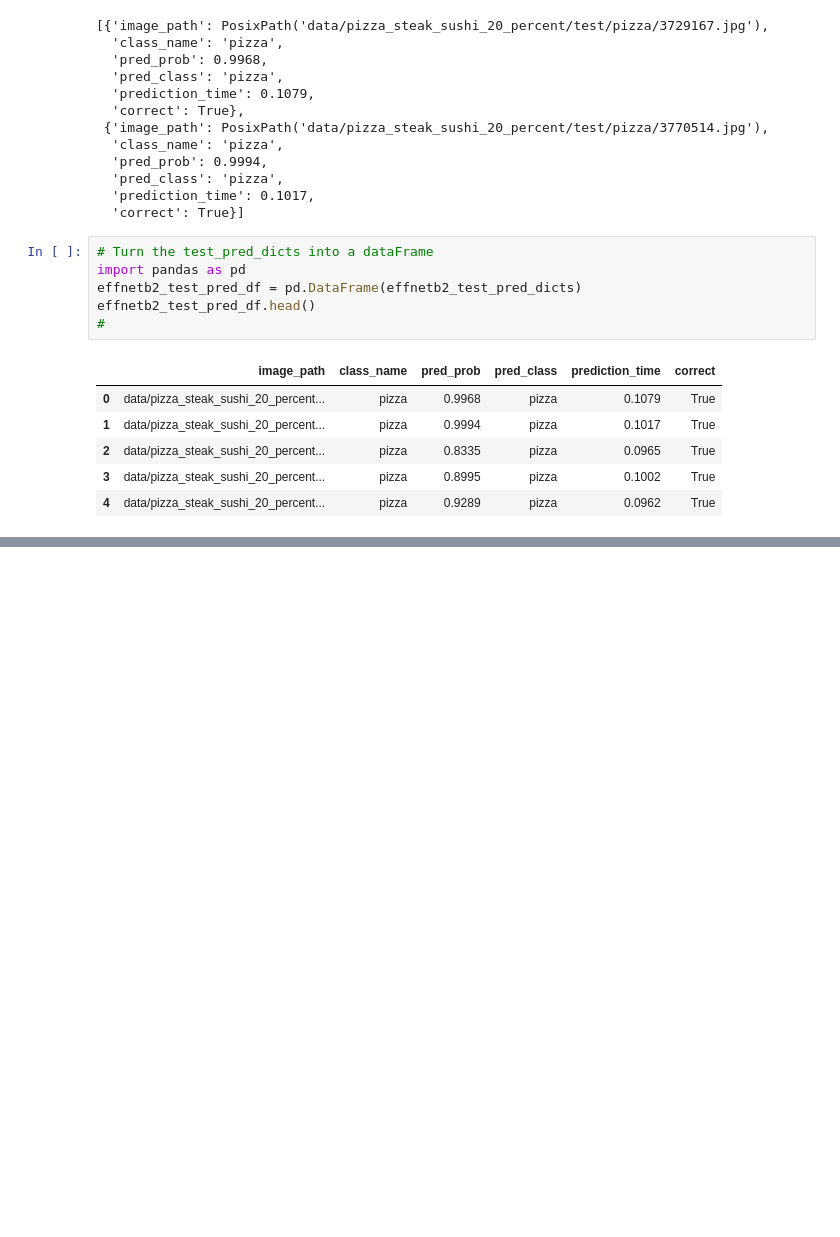
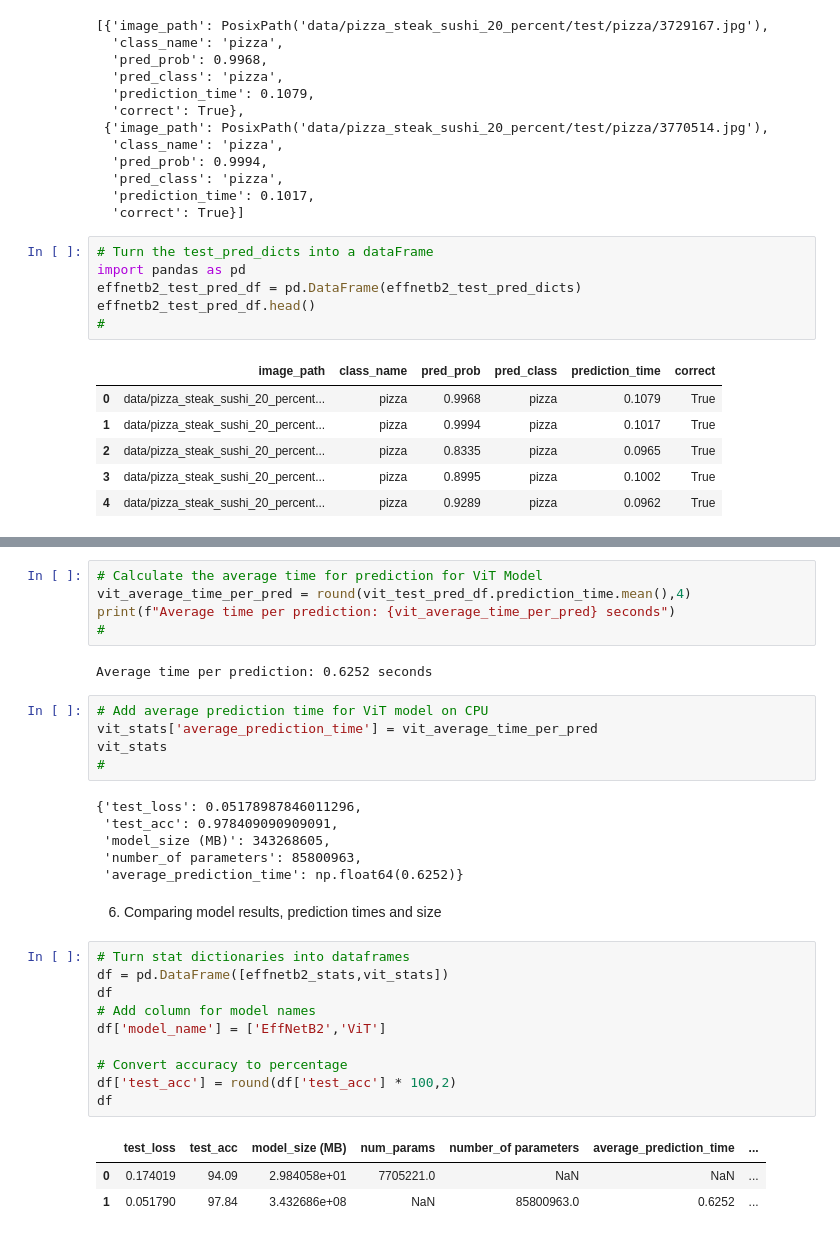
Before and after one commit to prashantiyaramareddy/MyPython-Stuff, a Jupyter notebook: Pytorch/Model_Deployment.ipynb, the cells around one changed output, grey strips where cells are left out. Drawn from its saved outputs; the diff is of its cells as text; blank space fills up the shorter version.

```diff
--- a/Pytorch/Model_Deployment.ipynb
+++ b/Pytorch/Model_Deployment.ipynb
@@ -763,0 +833,34 @@ effnetb2_test_pred_df.head()
+# %%
+# Calculate the average time for prediction for ViT Model
+vit_average_time_per_pred = round(vit_test_pred_df.prediction_time.mean(),4)
+print(f"Average time per prediction: {vit_average_time_per_pred} seconds")
+#
+# %% [output]
+Average time per prediction: 0.6252 seconds
+# %%
+# Add average prediction time for ViT model on CPU
+vit_stats['average_prediction_time'] = vit_average_time_per_pred
+vit_stats
+#
+# %% [output]
+{'test_loss': 0.05178987846011296,
+ 'test_acc': 0.978409090909091,
+ 'model_size (MB)': 343268605,
+ 'number_of parameters': 85800963,
+ 'average_prediction_time': np.float64(0.6252)}
+# %% [markdown]
+6. Comparing model results, prediction times and size
+# %%
+# Turn stat dictionaries into dataframes
+df = pd.DataFrame([effnetb2_stats,vit_stats])
+df
+# Add column for model names
+df['model_name'] = ['EffNetB2','ViT']
+
+# Convert accuracy to percentage
+df['test_acc'] = round(df['test_acc'] * 100,2)
+df
+# %% [output]
+|  | test_loss | test_acc | model_size (MB) | num_params | number_of parameters | average_prediction_time | ... |
+| 0 | 0.174019 | 94.09 | 2.984058e+01 | 7705221.0 | NaN | NaN | ... |
+| 1 | 0.051790 | 97.84 | 3.432686e+08 | NaN | 85800963.0 | 0.6252 | ... |
```
Also changed, not shown: parts of 9 cells of this notebook.
